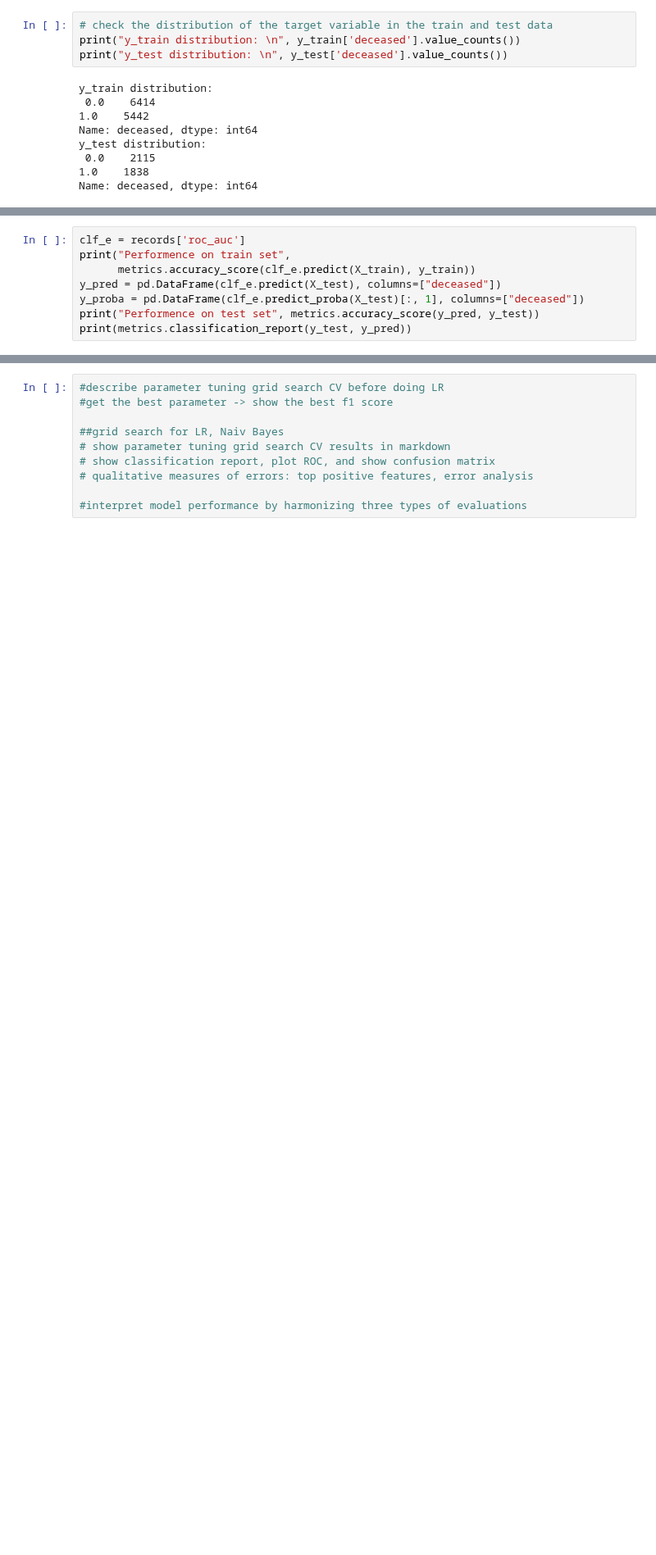
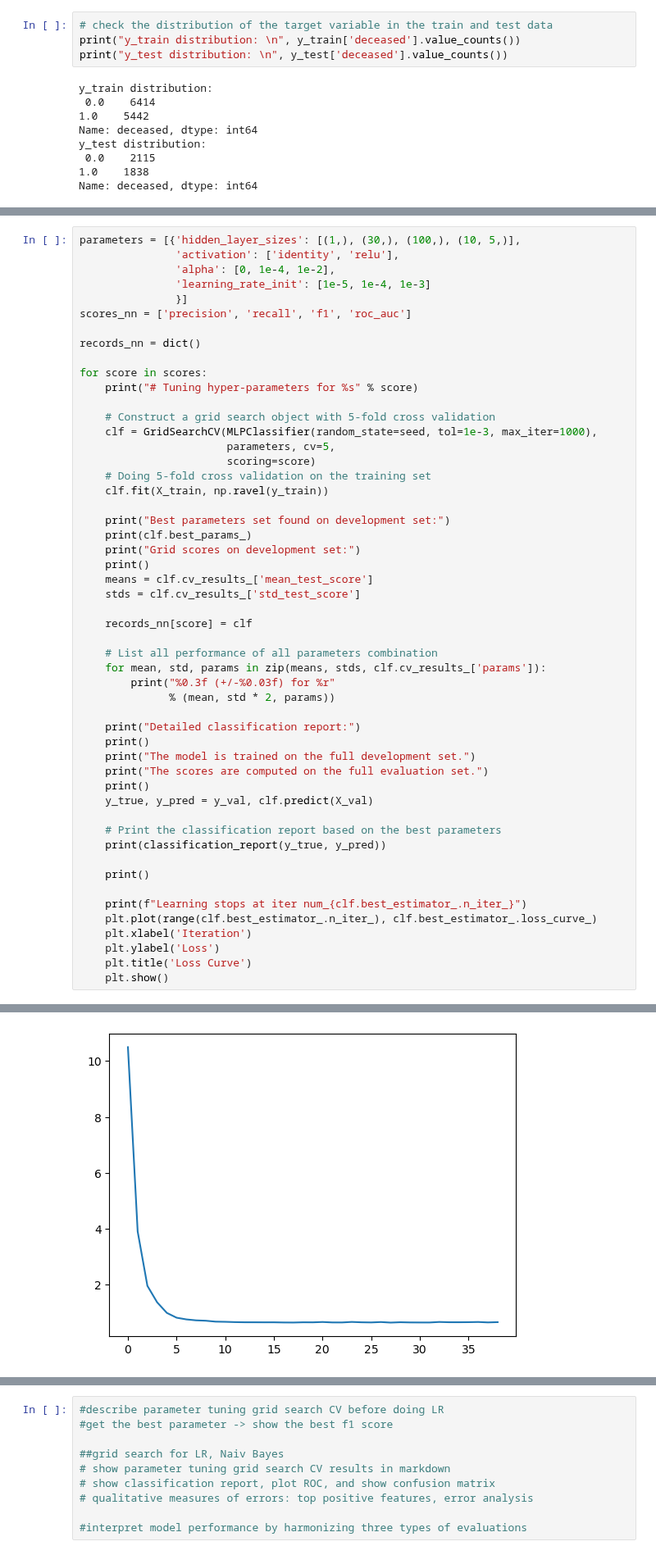
Before and after one commit to yiang-li/Predicting-Mortality-Machine-Learning, a Jupyter notebook: code_hrs.ipynb, the cells around one changed output, grey strips where cells are left out. Shown at 82% size. Drawn from its saved outputs; the diff is of its cells as text; blank space fills up the shorter version.

```diff
--- a/code_hrs.ipynb
+++ b/code_hrs.ipynb
@@ -431,8 +360,0 @@ weighted avg       0.62      0.62      0.61      3953
-# %%
-clf_e = records['roc_auc']
-print("Performence on train set",
-      metrics.accuracy_score(clf_e.predict(X_train), y_train))
-y_pred = pd.DataFrame(clf_e.predict(X_test), columns=["deceased"])
-y_proba = pd.DataFrame(clf_e.predict_proba(X_test)[:, 1], columns=["deceased"])
-print("Performence on test set", metrics.accuracy_score(y_pred, y_test))
-print(metrics.classification_report(y_test, y_pred))
@@ -526,0 +458,53 @@ KeyboardInterrupt:
+# %%
+parameters = [{'hidden_layer_sizes': [(1,), (30,), (100,), (10, 5,)],
+               'activation': ['identity', 'relu'],
+               'alpha': [0, 1e-4, 1e-2],
+               'learning_rate_init': [1e-5, 1e-4, 1e-3]
+               }]
+scores_nn = ['precision', 'recall', 'f1', 'roc_auc']
+
+records_nn = dict()
+
+for score in scores:
+    print("# Tuning hyper-parameters for %s" % score)
+
+    # Construct a grid search object with 5-fold cross validation
+    clf = GridSearchCV(MLPClassifier(random_state=seed, tol=1e-3, max_iter=1000),
+                       parameters, cv=5,
+                       scoring=score)
+    # Doing 5-fold cross validation on the training set
+    clf.fit(X_train, np.ravel(y_train))
+
+    print("Best parameters set found on development set:")
+    print(clf.best_params_)
+    print("Grid scores on development set:")
+    print()
+    means = clf.cv_results_['mean_test_score']
+    stds = clf.cv_results_['std_test_score']
+
+    records_nn[score] = clf
+
+    # List all performance of all parameters combination
+    for mean, std, params in zip(means, stds, clf.cv_results_['params']):
+        print("%0.3f (+/-%0.03f) for %r"
+              % (mean, std * 2, params))
+
+    print("Detailed classification report:")
+    print()
+    print("The model is trained on the full development set.")
+    print("The scores are computed on the full evaluation set.")
+    print()
+    y_true, y_pred = y_val, clf.predict(X_val)
+
+    # Print the classification report based on the best parameters
+    print(classification_report(y_true, y_pred))
+
+    print()
+
+    print(f"Learning stops at iter num_{clf.best_estimator_.n_iter_}")
+    plt.plot(range(clf.best_estimator_.n_iter_), clf.best_estimator_.loss_curve_)
+    plt.xlabel('Iteration')
+    plt.ylabel('Loss')
+    plt.title('Loss Curve')
+    plt.show()
+# %% [output]
@@ -526,0 +528 @@ KeyboardInterrupt:
+[figure, added]
```
Also changed, not shown: parts of 65 cells of this notebook, 1 other file.
